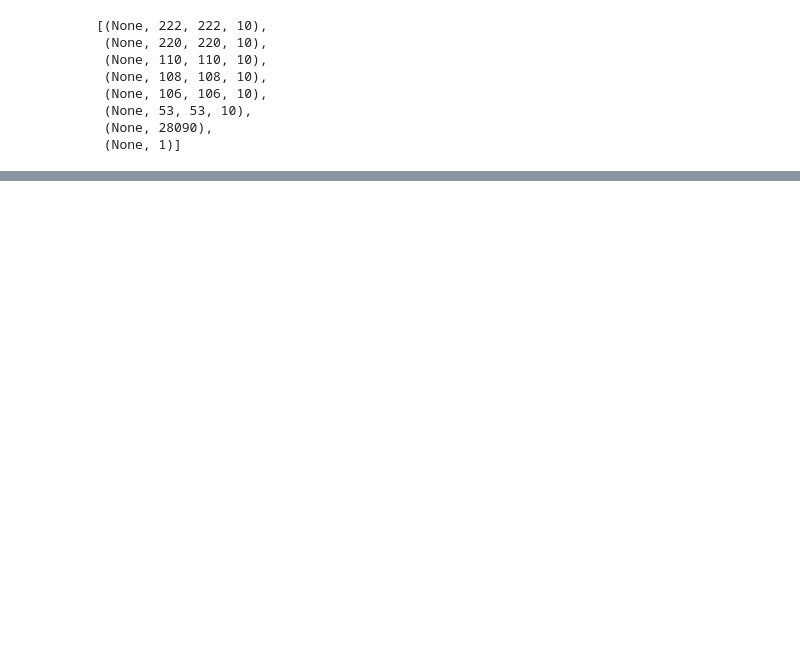
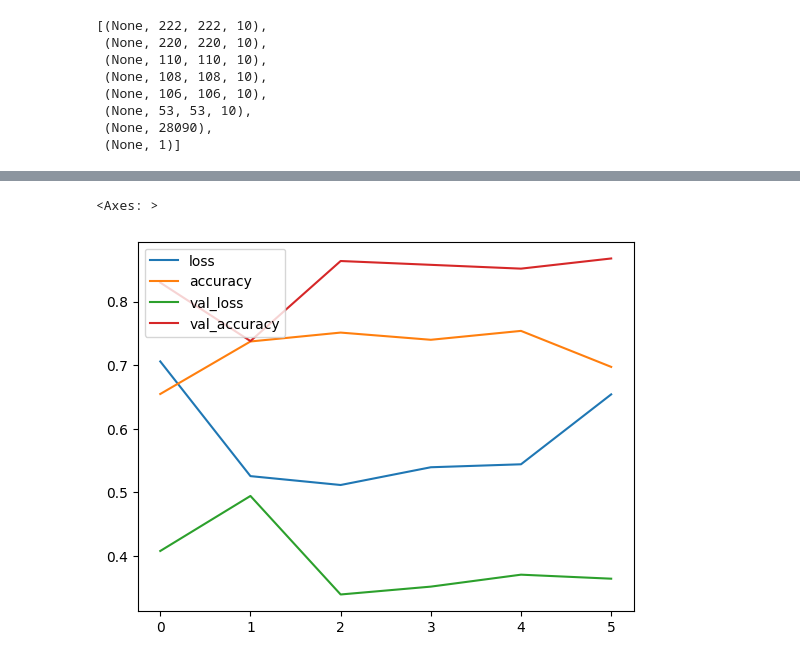
Before and after one commit to ryzhokhina/Tensorflow-Dev-Exam-Preparation, a Jupyter notebook: 03_CNN_tensorflow.ipynb, the cells around one changed output, grey strips where cells are left out. Cells and saved outputs as stored; diff of their text form; code cells hidden in the pictures; blank space fills up the shorter version.

```diff
--- a/03_CNN_tensorflow.ipynb
+++ b/03_CNN_tensorflow.ipynb
@@ -317,0 +382,7 @@ axarr[1,2].grid(False)
+# %%
+model_l.compile(optimizer = keras.optimizers.Adam(), loss = keras.losses.BinaryCrossentropy(), metrics = ['accuracy'])
+history_augmentation = model_l.fit(train_data_augmented,
+                        epochs =6,
+                        steps_per_epoch = len(train_data_augmented), ## this set for infnity repeat dataset
+                        validation_data = test_data,
+                        validation_steps = len(test_data))
@@ -317,0 +402,5 @@ axarr[1,2].grid(False)
+# %%
+pd.DataFrame(history_augmentation.history).plot()
+# %% [output]
+<Axes: >
+[figure, added]
```
Also changed, not shown: parts of 46 cells of this notebook.
